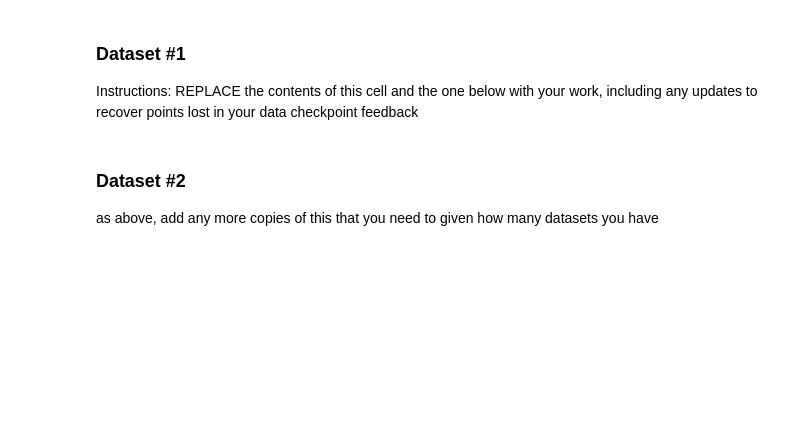
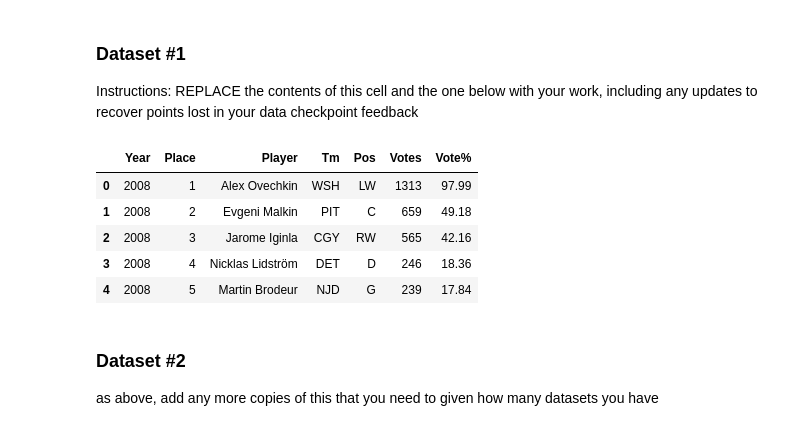
Before and after one commit to COGS108/Group118_WI26, a Jupyter notebook: 02-EDACheckpoint.ipynb, the cells around one changed output. Drawn from its saved outputs; the diff is of its cells as text; code cells hidden in the pictures; blank space fills up the shorter version.

```diff
--- a/02-EDACheckpoint.ipynb
+++ b/02-EDACheckpoint.ipynb
@@ -135,7 +135,15 @@ Instructions: REPLACE the contents of this cell and the one below with your work
 # %%
 ## YOUR CODE TO LOAD/CLEAN/TIDY/WRANGLE THE DATA GOES HERE
 ## FEEL FREE TO ADD MULTIPLE CELLS PER SECTION
 hart_data = pd.read_csv('data/02-processed/hart_voting_2008_2025_processed.csv')
+hart_data.head()
+# %% [output]
+|  | Year | Place | Player | Tm | Pos | Votes | Vote% |
+| 0 | 2008 | 1 | Alex Ovechkin | WSH | LW | 1313 | 97.99 |
+| 1 | 2008 | 2 | Evgeni Malkin | PIT | C | 659 | 49.18 |
+| 2 | 2008 | 3 | Jarome Iginla | CGY | RW | 565 | 42.16 |
+| 3 | 2008 | 4 | Nicklas Lidström | DET | D | 246 | 18.36 |
+| 4 | 2008 | 5 | Martin Brodeur | NJD | G | 239 | 17.84 |
 # %% [markdown]
 ### Dataset #2
  as above, add any more copies of this that you need to given how many datasets you have
```
Also changed, not shown: parts of 5 cells of this notebook.
